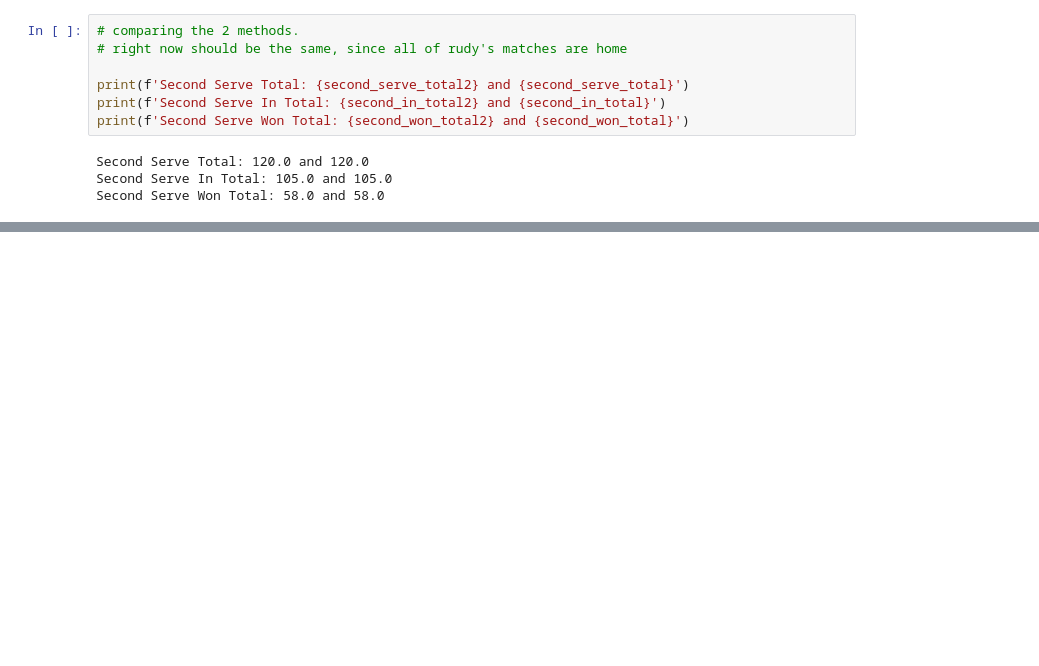
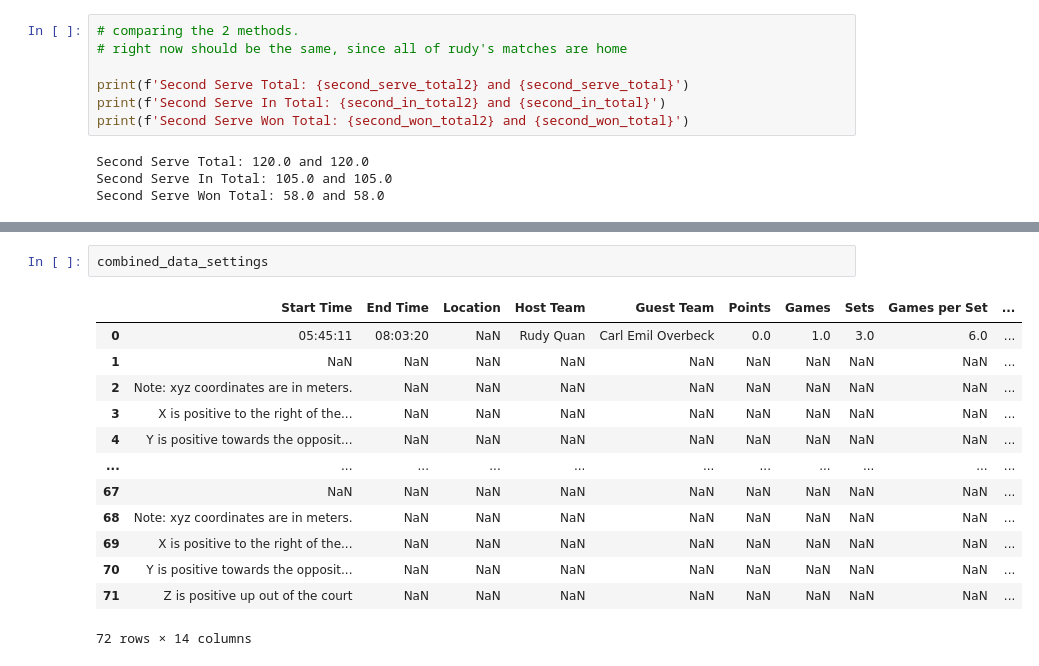
Before and after one commit to cjgimena/consulting-spring2025, a Jupyter notebook: season_report/serve_page/serve_percentage.ipynb, the cells around one changed output, grey strips where cells are left out. Drawn from its saved outputs; the diff is of its cells as text; blank space fills up the shorter version.

```diff
--- a/season_report/serve_page/serve_percentage.ipynb
+++ b/season_report/serve_page/serve_percentage.ipynb
@@ -249,0 +266,16 @@ Second Serve Won Total: 58.0 and 58.0
+# %%
+combined_data_settings
+# %% [output]
+|  | Start Time | End Time | Location | Host Team | Guest Team | Points | Games | Sets | Games per Set | ... |
+| 0 | 05:45:11 | 08:03:20 | NaN | Rudy Quan | Carl Emil Overbeck | 0.0 | 1.0 | 3.0 | 6.0 | ... |
+| 1 | NaN | NaN | NaN | NaN | NaN | NaN | NaN | NaN | NaN | ... |
+| 2 | Note: xyz coordinates are in meters. | NaN | NaN | NaN | NaN | NaN | NaN | NaN | NaN | ... |
+| 3 | X is positive to the right of the... | NaN | NaN | NaN | NaN | NaN | NaN | NaN | NaN | ... |
+| 4 | Y is positive towards the opposit... | NaN | NaN | NaN | NaN | NaN | NaN | NaN | NaN | ... |
+| ... | ... | ... | ... | ... | ... | ... | ... | ... | ... | ... |
+| 67 | NaN | NaN | NaN | NaN | NaN | NaN | NaN | NaN | NaN | ... |
+| 68 | Note: xyz coordinates are in meters. | NaN | NaN | NaN | NaN | NaN | NaN | NaN | NaN | ... |
+| 69 | X is positive to the right of the... | NaN | NaN | NaN | NaN | NaN | NaN | NaN | NaN | ... |
+| 70 | Y is positive towards the opposit... | NaN | NaN | NaN | NaN | NaN | NaN | NaN | NaN | ... |
+| 71 | Z is positive up out of the court | NaN | NaN | NaN | NaN | NaN | NaN | NaN | NaN | ... |
+72 rows × 14 columns
```
Also changed, not shown: parts of 11 cells of this notebook, 2 other files.
